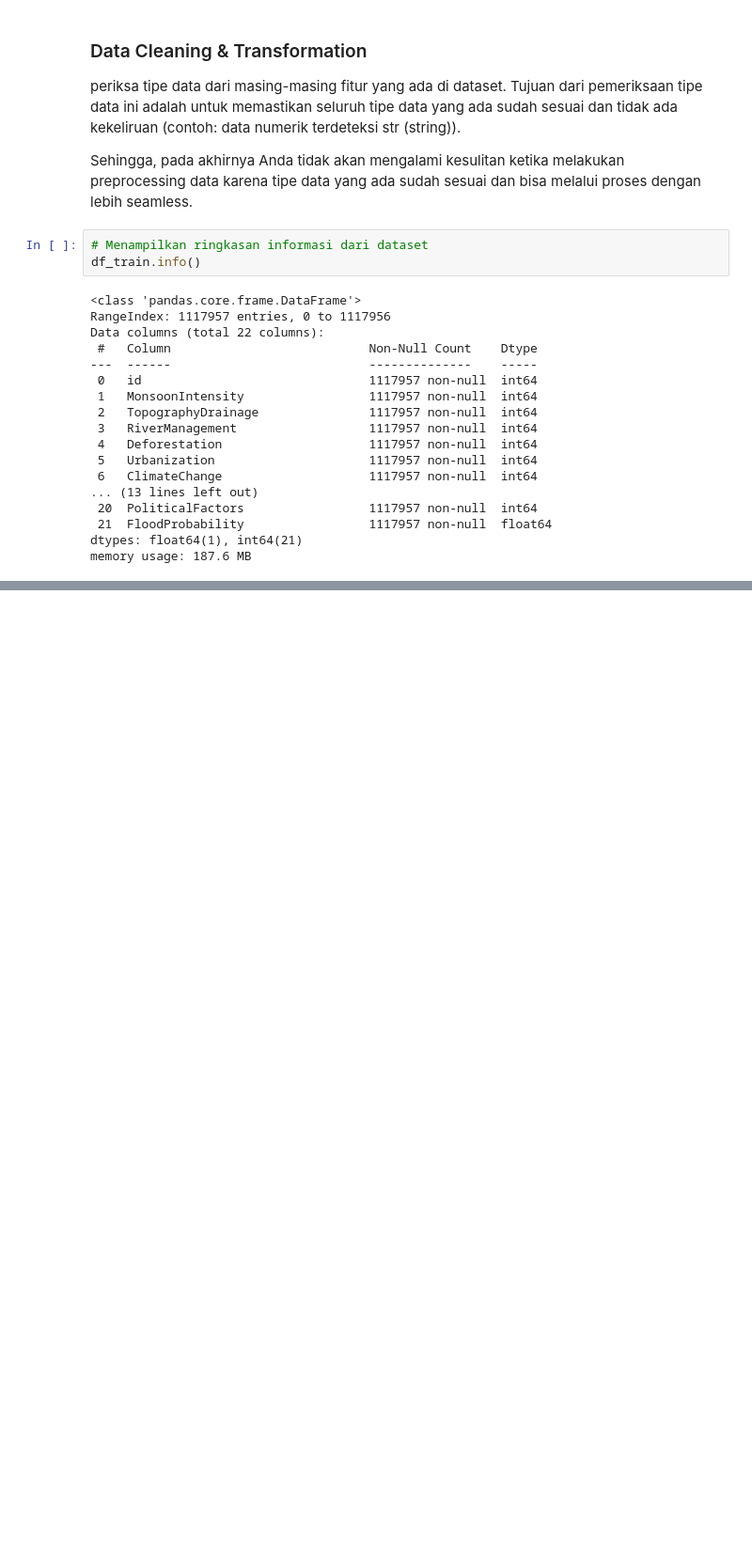
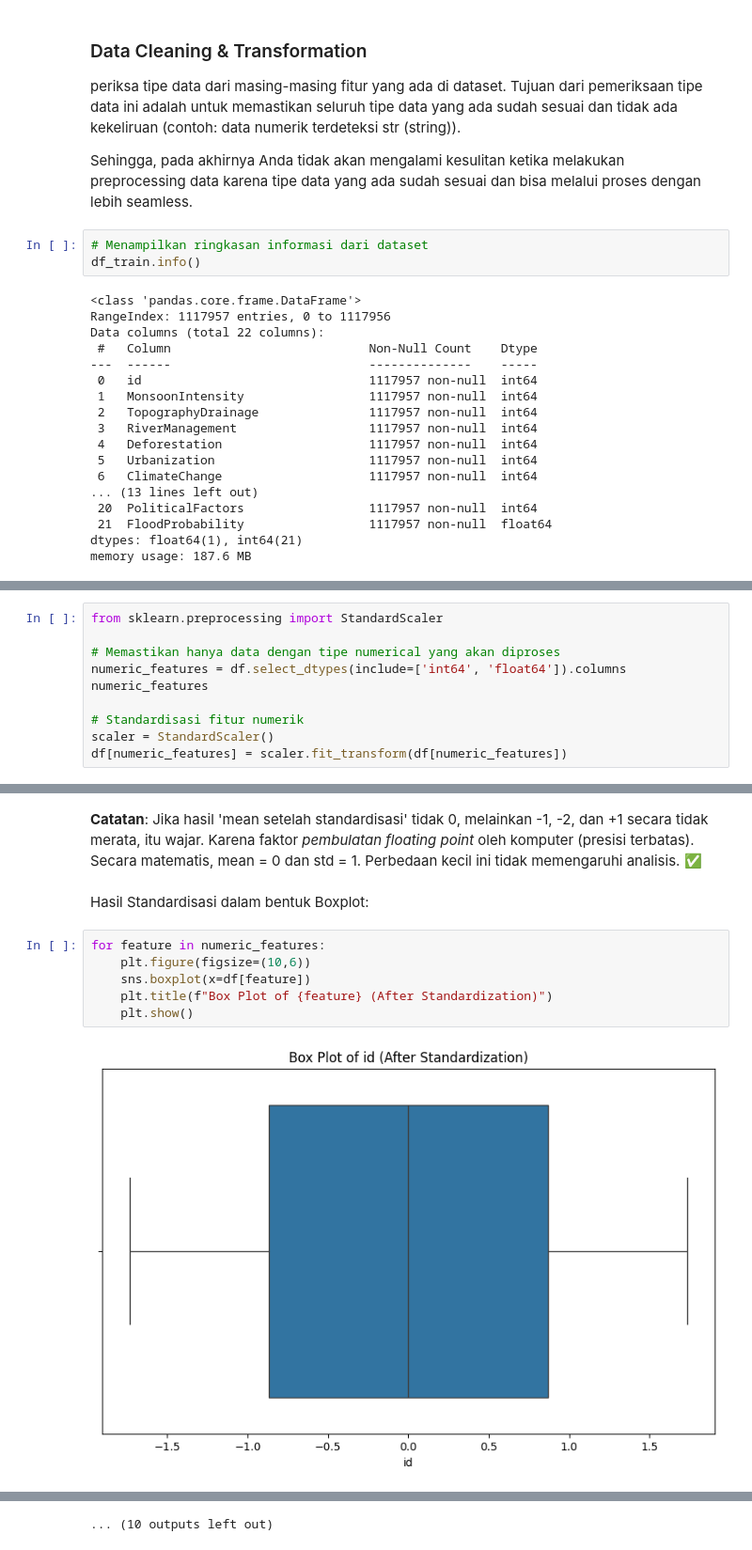
Before and after one commit to chrisshuo123/python-machine-learning, a Jupyter notebook: latihan_regresi/latihan_regresi.ipynb, the cells around one changed output, grey strips where cells are left out. Shown at 94% size. Drawn from its saved outputs; the diff is of its cells as text; blank space fills up the shorter version.

```diff
--- a/latihan_regresi/latihan_regresi.ipynb
+++ b/latihan_regresi/latihan_regresi.ipynb
@@ -67,0 +169,10 @@ Analisis Deskriptif
+# %%
+from sklearn.preprocessing import StandardScaler
+
+# Memastikan hanya data dengan tipe numerical yang akan diproses
+numeric_features = df.select_dtypes(include=['int64', 'float64']).columns
+numeric_features
+
+# Standardisasi fitur numerik
+scaler = StandardScaler()
+df[numeric_features] = scaler.fit_transform(df[numeric_features])
@@ -67,0 +230,12 @@ Analisis Deskriptif
+# %% [markdown]
+**Catatan**: Jika hasil 'mean setelah standardisasi' tidak 0, melainkan -1, -2, dan +1 secara tidak merata, itu wajar.  Karena faktor _pembulatan floating point_ oleh komputer (presisi terbatas). Secara matematis, mean = 0 dan std = 1. Perbedaan kecil ini tidak memengaruhi analisis. ✅
+# %% [markdown]
+Hasil Standardisasi dalam bentuk Boxplot:
+# %%
+for feature in numeric_features:
+    plt.figure(figsize=(10,6))
+    sns.boxplot(x=df[feature])
+    plt.title(f"Box Plot of {feature} (After Standardization)")
+    plt.show()
+# %% [output]
+[figure, added]
@@ -67,0 +253 @@ Analisis Deskriptif
+... (10 outputs left out)
```
Also changed, not shown: parts of 23 cells of this notebook.
